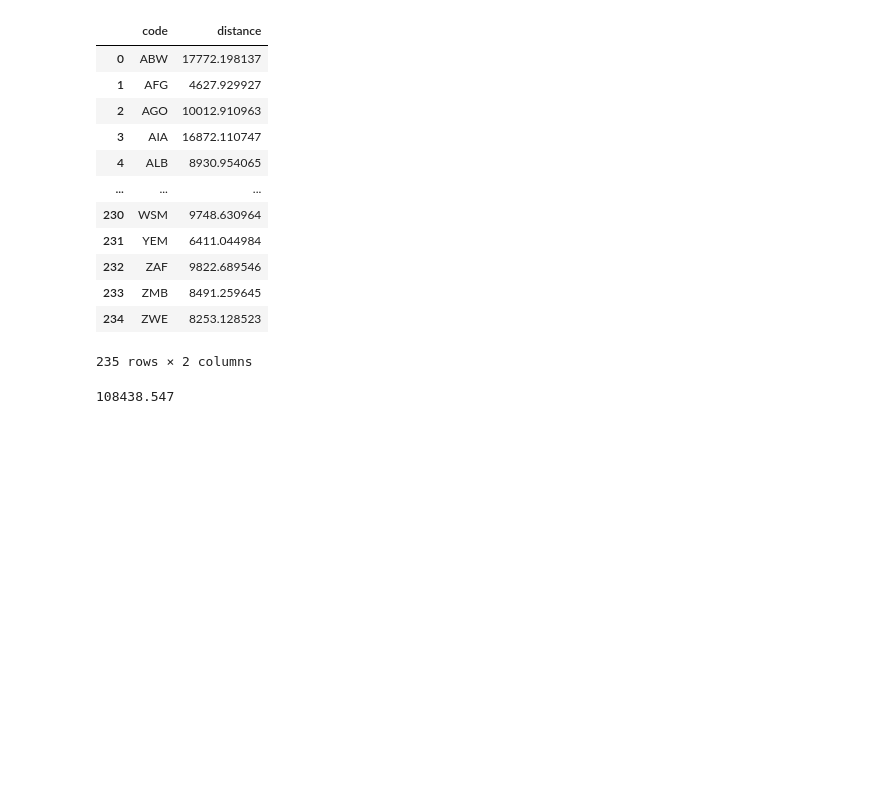
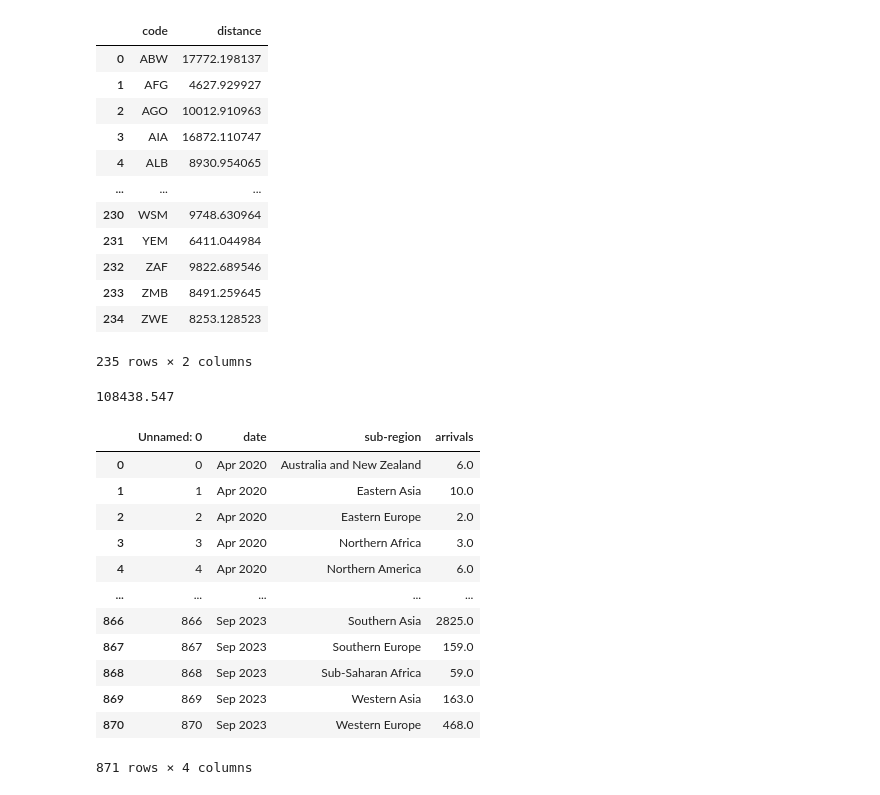
Before and after one commit to steverahardjo/viz02, a Jupyter notebook: src/dataset/proccessing.ipynb, the cells around one changed output. Drawn from its saved outputs; the diff is of its cells as text; code cells hidden in the pictures; blank space fills up the shorter version.

```diff
--- a/src/dataset/proccessing.ipynb
+++ b/src/dataset/proccessing.ipynb
@@ -265,3 +265,20 @@ b=pd.read_csv("bubbleChart_pictograph.csv")
 b["GDP_dollar"].max()
 # %% [output]
 108438.547
+# %%
+import pandas as pd
+a=pd.read_csv("streamgraph.csv")
+# %% [output]
+|  | Unnamed: 0 | date | sub-region | arrivals |
+| 0 | 0 | Apr 2020 | Australia and New Zealand | 6.0 |
+| 1 | 1 | Apr 2020 | Eastern Asia | 10.0 |
+| 2 | 2 | Apr 2020 | Eastern Europe | 2.0 |
+| 3 | 3 | Apr 2020 | Northern Africa | 3.0 |
+| 4 | 4 | Apr 2020 | Northern America | 6.0 |
+| ... | ... | ... | ... | ... |
+| 866 | 866 | Sep 2023 | Southern Asia | 2825.0 |
+| 867 | 867 | Sep 2023 | Southern Europe | 159.0 |
+| 868 | 868 | Sep 2023 | Sub-Saharan Africa | 59.0 |
+| 869 | 869 | Sep 2023 | Western Asia | 163.0 |
+| 870 | 870 | Sep 2023 | Western Europe | 468.0 |
+871 rows × 4 columns
```
Also changed, not shown: parts of 1 cell of this notebook, 7 other files.
